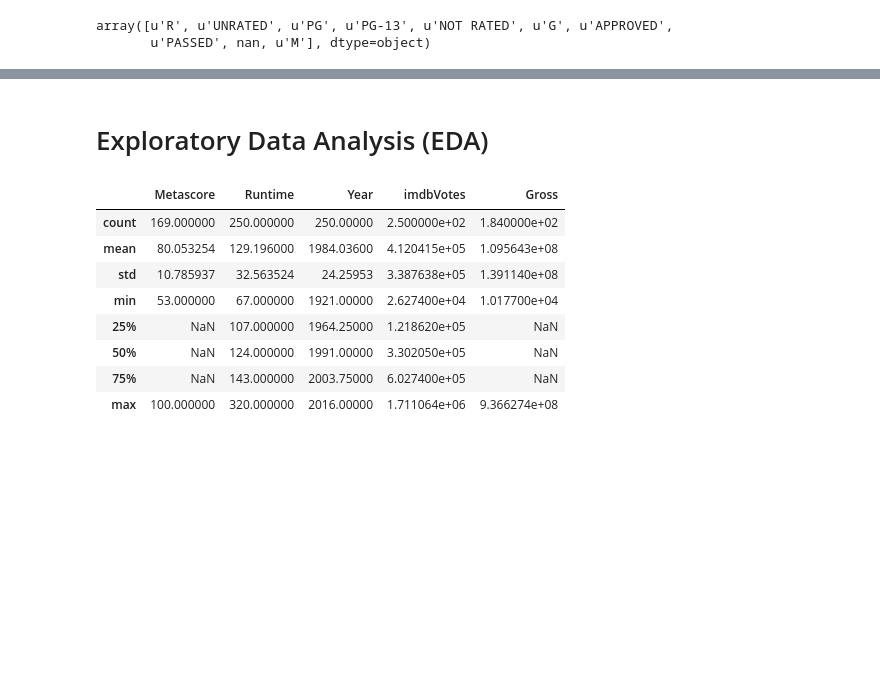
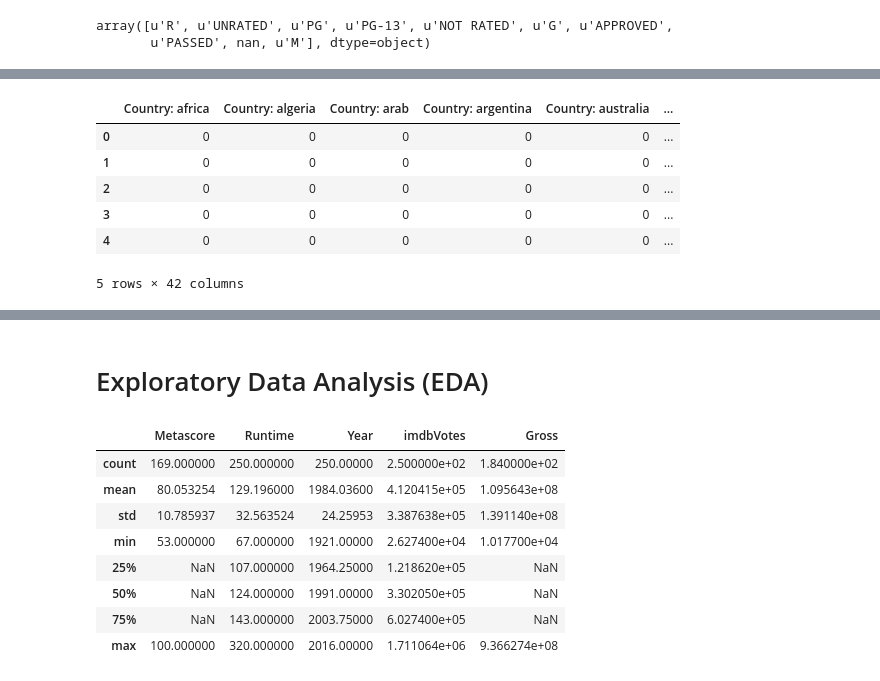
Before and after one commit to AndrewJeong89/GA-DSI, a Jupyter notebook: projects/projects-weekly/project-06/IMDB RATING.ipynb, the cells around one changed output, grey strips where cells are left out. Saved outputs shown, nothing was run; the diff lists cells and outputs as text; code cells hidden in the pictures; blank space fills up the shorter version.

```diff
--- a/projects/projects-weekly/project-06/IMDB RATING.ipynb
+++ b/projects/projects-weekly/project-06/IMDB RATING.ipynb
@@ -218,3 +354,2 @@ df.drop('Poster',axis=1, inplace=True)
 # %%
-# Drop "Metascore" column
-df.drop('Metascore',axis=1, inplace=True)
+lang_df.drop('Language: language',axis=1, inplace=True)
@@ -226,0 +356,16 @@ df.head(2)
+# %%
+df = pd.concat([df, lang_df], axis = 1)
+# %%
+cv = CountVectorizer(binary=True, max_features=50)
+data = cv.fit_transform(df.Country).todense()
+columns = ['Country: '+c for c in cv.get_feature_names()]
+coun_df = pd.DataFrame(data, columns=columns)
+coun_df.head()
+# %% [output]
+|  | Country: africa | Country: algeria | Country: arab | Country: argentina | Country: australia | ... |
+| 0 | 0 | 0 | 0 | 0 | 0 | ... |
+| 1 | 0 | 0 | 0 | 0 | 0 | ... |
+| 2 | 0 | 0 | 0 | 0 | 0 | ... |
+| 3 | 0 | 0 | 0 | 0 | 0 | ... |
+| 4 | 0 | 0 | 0 | 0 | 0 | ... |
+5 rows × 42 columns
```
Also changed, not shown: parts of 33 cells of this notebook, 21 other files.
